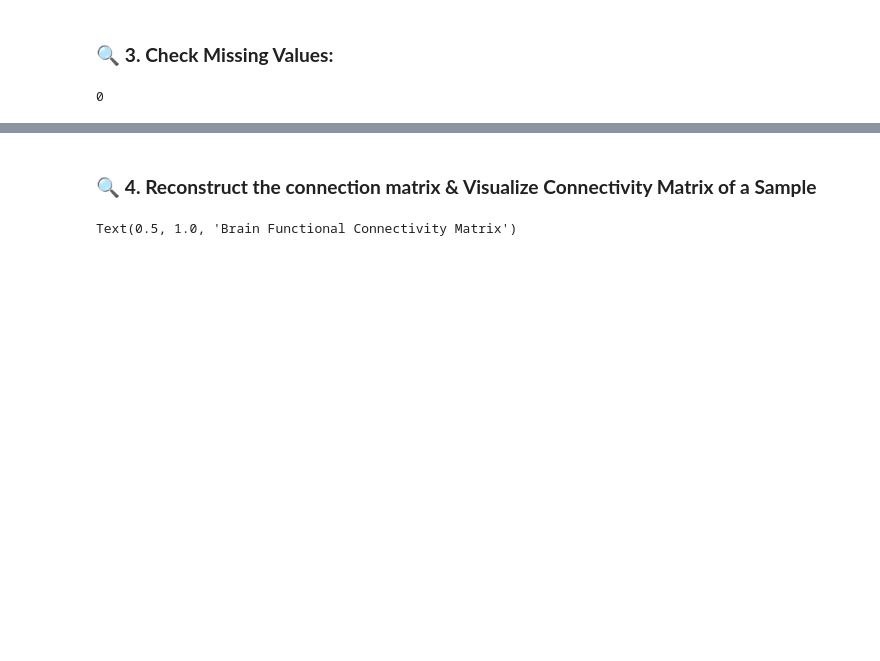
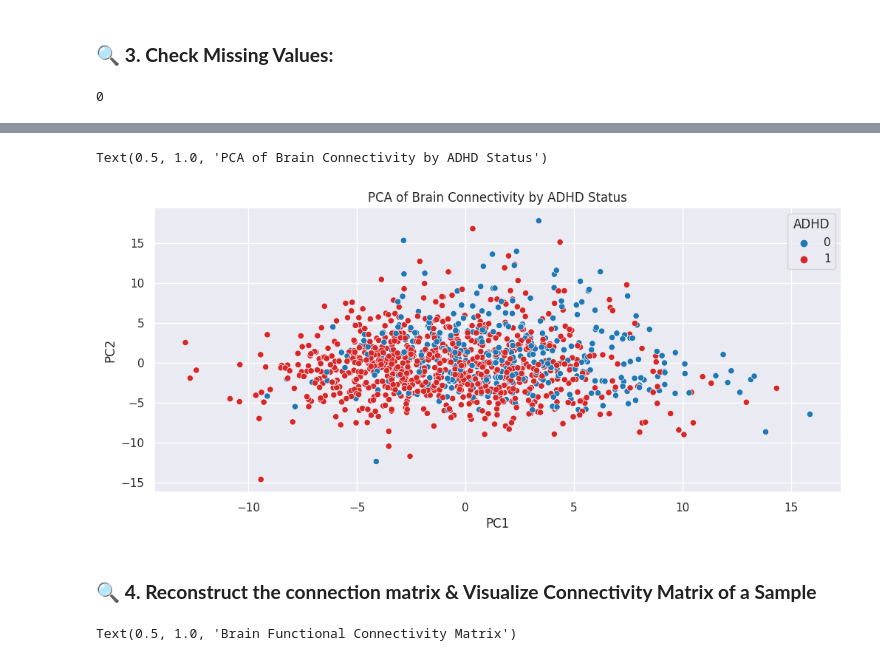
Before and after one commit to yigaai/Psycho_Neuro_ML_Project, a Jupyter notebook: understand-adhd.ipynb, the cells around one changed output, grey strips where cells are left out. Drawn from its saved outputs; the diff is of its cells as text; code cells hidden in the pictures; blank space fills up the shorter version.

```diff
--- a/understand-adhd.ipynb
+++ b/understand-adhd.ipynb
@@ -745,3 +779,37 @@ df_fcm.isnull().sum().sum()
+# %%
+p_vals = [stats.ttest_ind(adhd_group[c], control_group[c])[1] for c in connectome_cols]
+selected_conns = [c for c, p in zip(connectome_cols, p_vals) if p < 0.01]
+
+# Standardize the data:
+X = df_fcm[selected_conns].values
+X_scaled = StandardScaler().fit_transform(X)
+
+# apply PCA:
+pca = PCA(n_components=2)
+X_pca = pca.fit_transform(X_scaled)
+
+
+# Create a DataFrame with PCA results
+pca_df = pd.DataFrame({
+    'PC1': X_pca[:, 0],
+    'PC2': X_pca[:, 1],
+    'ADHD': df_fcm['ADHD_Outcome'].values,
+    'Sex': df_fcm['Sex_F'].values
+})
+
+
+# Plot PCA results
+plt.figure(figsize=(12, 5))
+
+sns.scatterplot(x='PC1',
+                y='PC2',
+                hue='ADHD',
+                data=pca_df,
+                palette=['#1f77b4', '#d62728'])
+plt.title('PCA of Brain Connectivity by ADHD Status')
+# %% [output]
+Text(0.5, 1.0, 'PCA of Brain Connectivity by ADHD Status')
+[figure, added]
 # %% [markdown]
 ### 🔍 **4. Reconstruct the connection matrix & Visualize Connectivity Matrix of a Sample**
 # %%
```
Also changed, not shown: parts of 9 cells of this notebook.
